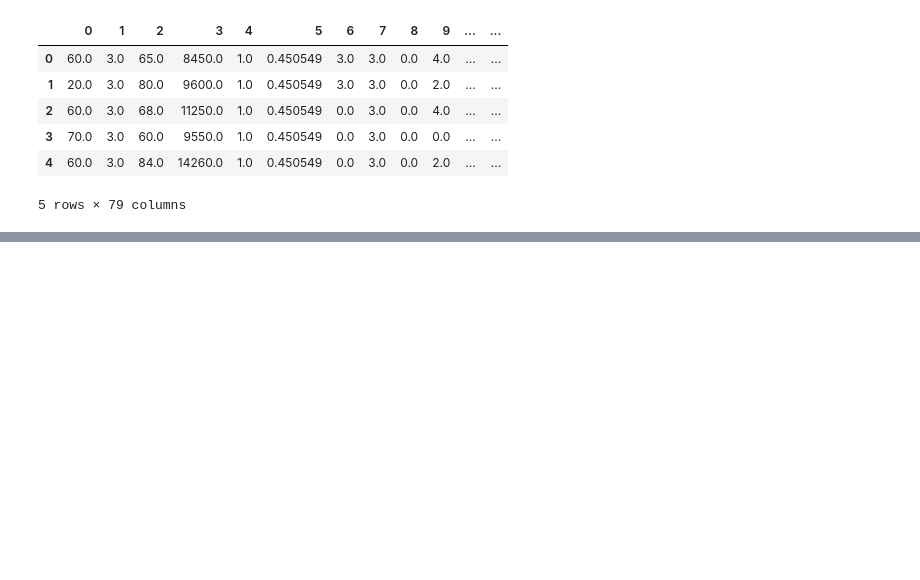
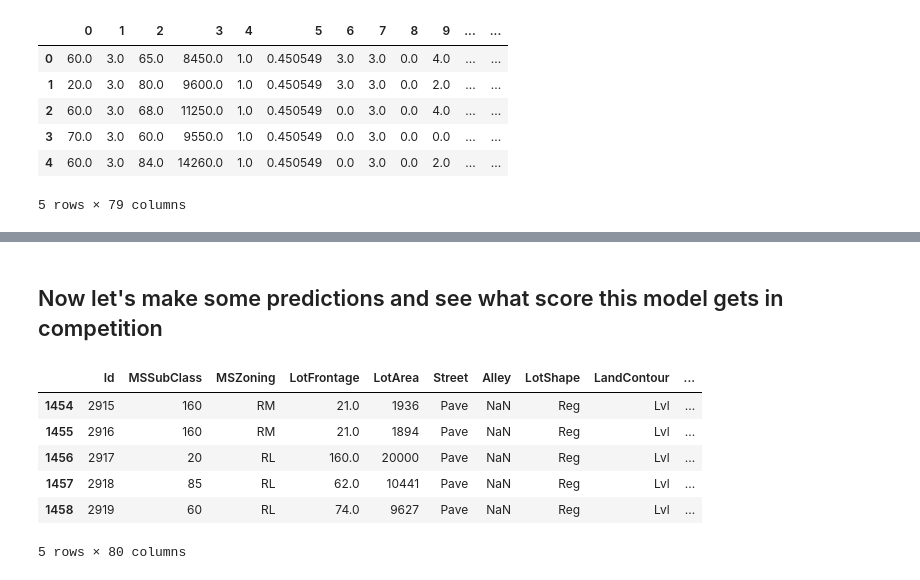
Before and after one commit to PiotrKac5/housepricepreds, a Jupyter notebook: getting data and first model.ipynb, the cells around one changed output, grey strips where cells are left out. Cells and saved outputs as stored; diff of their text form; code cells hidden in the pictures; blank space fills up the shorter version.

Commit message:
Getting result of current model

```diff
--- a/getting data and first model.ipynb
+++ b/getting data and first model.ipynb
@@ -313,0 +314,13 @@ Train loss: 20848.763671875 | Test loss: 23587.375
+# %% [markdown]
+## Now let's make some predictions and see what score this model gets in competition
+# %%
+X_eval = pd.read_csv("test.csv")
+X_eval.tail()
+# %% [output]
+|  | Id | MSSubClass | MSZoning | LotFrontage | LotArea | Street | Alley | LotShape | LandContour | ... |
+| 1454 | 2915 | 160 | RM | 21.0 | 1936 | Pave | NaN | Reg | Lvl | ... |
+| 1455 | 2916 | 160 | RM | 21.0 | 1894 | Pave | NaN | Reg | Lvl | ... |
+| 1456 | 2917 | 20 | RL | 160.0 | 20000 | Pave | NaN | Reg | Lvl | ... |
+| 1457 | 2918 | 85 | RL | 62.0 | 10441 | Pave | NaN | Reg | Lvl | ... |
+| 1458 | 2919 | 60 | RL | 74.0 | 9627 | Pave | NaN | Reg | Lvl | ... |
+5 rows × 80 columns
```
Also changed, not shown: parts of 16 cells of this notebook.
